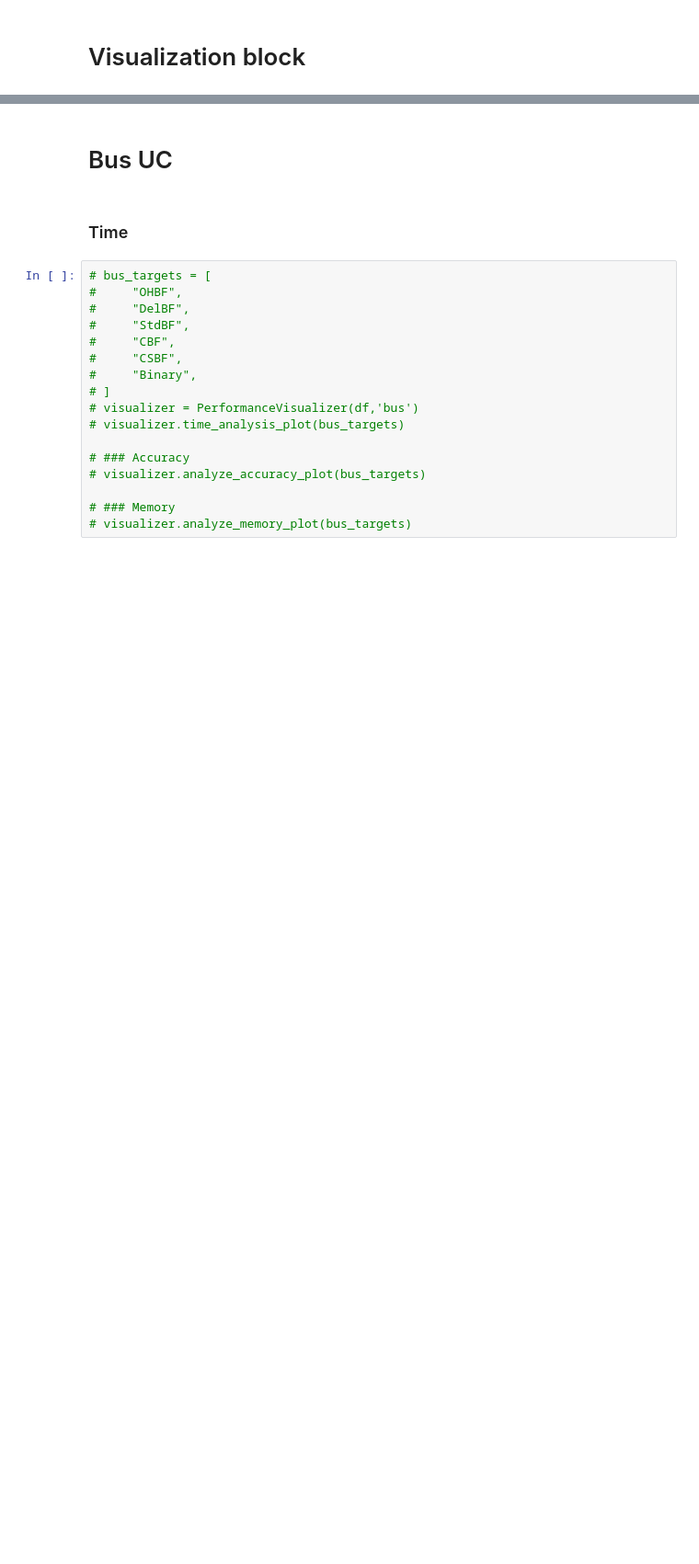
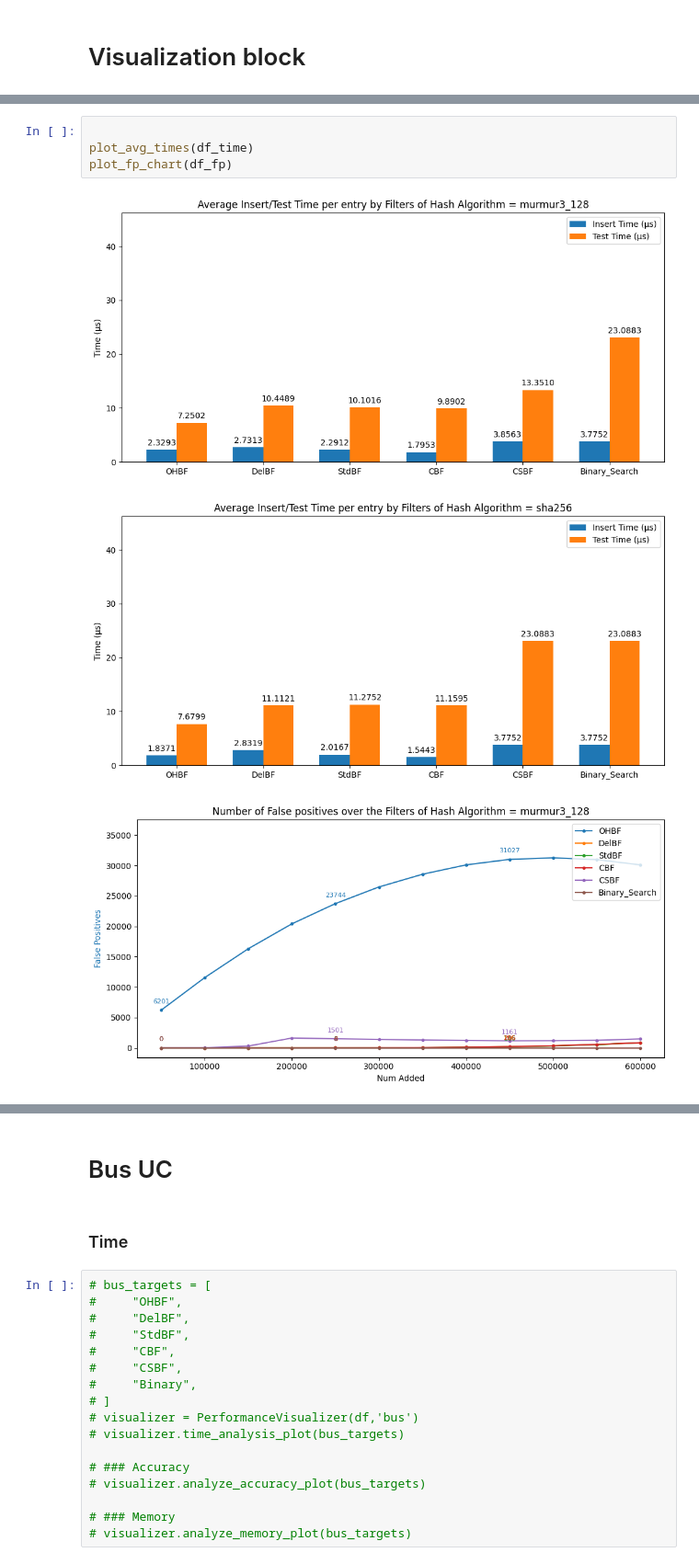
Before and after one commit to anhvt2k3/cpp-bfvars, a Jupyter notebook: capstone-handler.ipynb, the cells around one changed output, grey strips where cells are left out. Shown at 92% size. Cells and saved outputs as stored; diff of their text form; blank space fills up the shorter version.

```diff
--- a/capstone-handler.ipynb
+++ b/capstone-handler.ipynb
@@ -214,0 +233,8 @@ visualizer.plot_fp_logs(df)
+# %%
+
+plot_avg_times(df_time)
+plot_fp_chart(df_fp)
+# %% [output]
+[figure, added]
+[figure, added]
+[figure, added]
```
Also changed, not shown: parts of 6 cells of this notebook, 1 other file.
